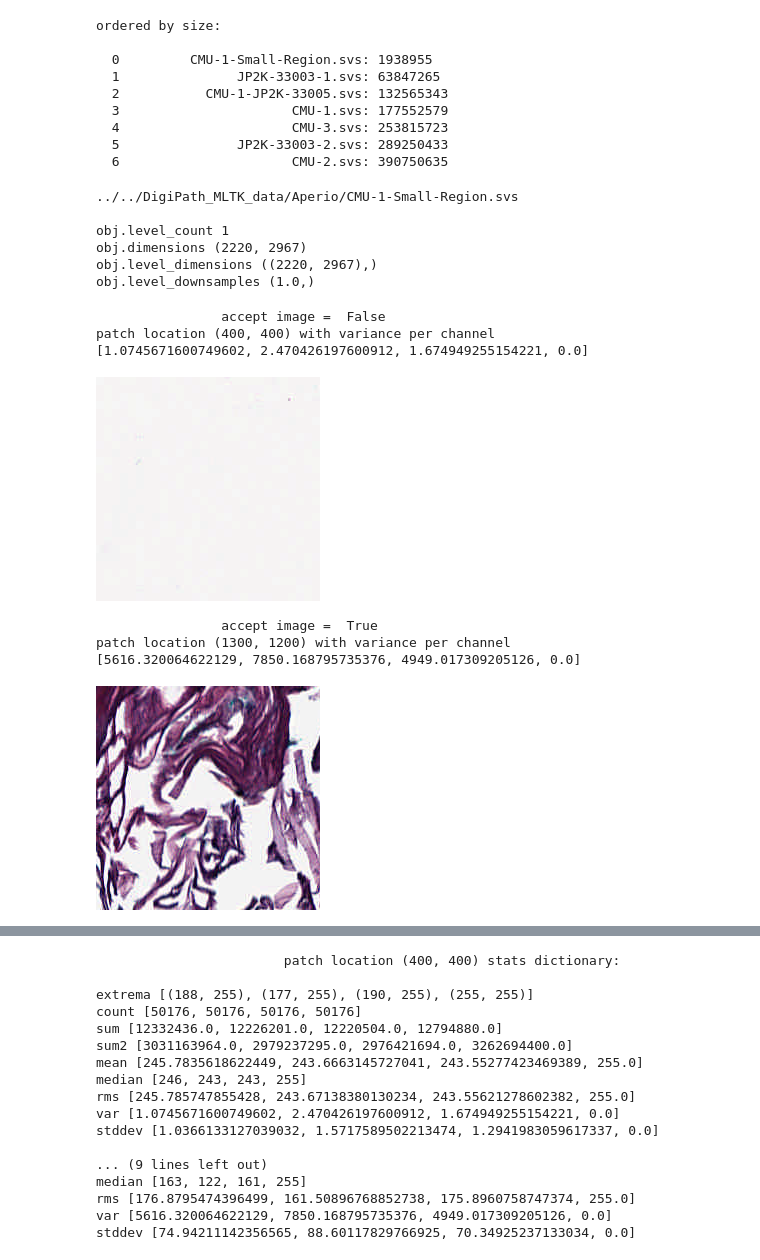
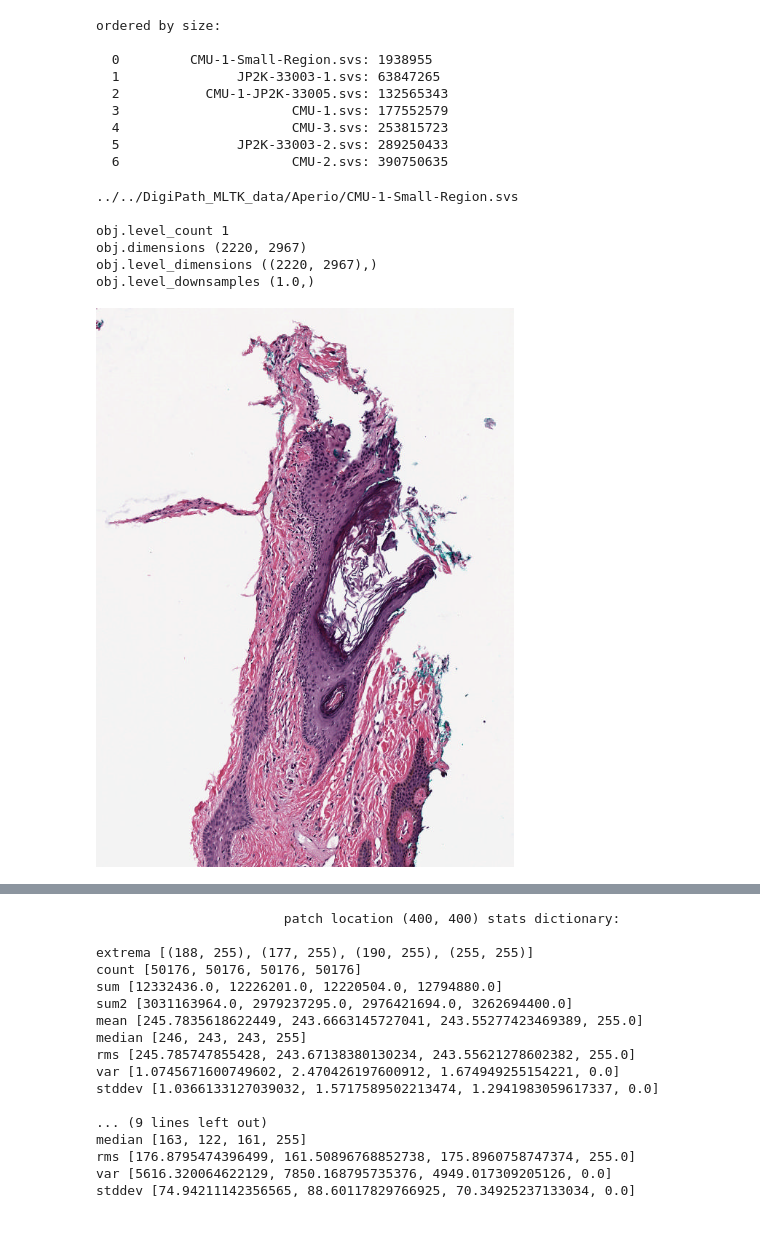
Before and after one commit to quincy-125/DigiPath_MLTK, a Jupyter notebook: aaDevNotebooks/image_stats.ipynb, the cells around one changed output, grey strips where cells are left out. Cells and saved outputs as stored; diff of their text form; code cells hidden in the pictures; blank space fills up the shorter version.

```diff
--- a/aaDevNotebooks/image_stats.ipynb
+++ b/aaDevNotebooks/image_stats.ipynb
@@ -12,7 +12,9 @@ import numpy as np
 import openslide
 from PIL.ImageStat import Stat
 
-def accept_image(image_input, min_variance=100):
+def accept_image(image_input, min_variance=600):
+    """ is the image varied enough to be viable -- True or False
+    """
     V = Stat(image_input).var
 
     if np.array(V).max() < min_variance:
@@ -20,7 +22,10 @@ def accept_image(image_input, min_variance=100):
     else:
         return True
 
+
 def get_image_stats(image_input):
+    """ get the image stats as a dict for display
+    """
     stats_dict = {}
     im_stat = Stat(image_input)
     stats_dict['extrema'] = im_stat.extrema
@@ -35,10 +40,10 @@ def get_image_stats(image_input):
 
     return stats_dict
 
+
 file_ext_list = ['.svs', '.tif', '.tiff']
 def get_file_size_dict(data_dir, reverse_dict=False):
-    """ Usage:
-    file_size_dict = get_file_size_dict(data_dir)
+    """ get directory listing with file sizes (avoid experimental waiting)
     """
     file_size_dict = {}
     for f in os.listdir(data_dir):
@@ -50,6 +55,9 @@ def get_file_size_dict(data_dir, reverse_dict=False):
 
     return file_size_dict
 
+"""
+                Define the image directory and display the files ordered by size
+"""
 data_dir = '../../DigiPath_MLTK_data/Aperio'
 
 file_size_dict = get_file_size_dict(data_dir)
@@ -77,57 +85,34 @@ ordered by size:
   5               JP2K-33003-2.svs: 289250433
   6                      CMU-2.svs: 390750635
 # %%
+"""
+            open a file, view the stats
+"""
 svs_file_name = files_list[0]
 print(svs_file_name,'\n')
 output_dir = '../../DigiPath_MLTK_data/module_test'
 if os.path.isdir(output_dir) == False:
     print(output_dir, '\n\tnot found')
 patch_height = 224
 patch_width = 224
 patch_size = [patch_height, patch_width]
 
 openslide_obj = openslide.OpenSlide(svs_file_name)
+
 print('obj.level_count', openslide_obj.level_count)
 print('obj.dimensions', openslide_obj.dimensions)
 print('obj.level_dimensions', openslide_obj.level_dimensions)
 print('obj.level_downsamples', openslide_obj.level_downsamples)
-
-"""
-                            get two patches
-"""
-read_location_0 = (400,400)
-test_sect_0 = openslide_obj.read_region(level=0, size=patch_size, location=read_location_0)
-
-read_location_1 = (1300,1200)
-test_sect_1 = openslide_obj.read_region(level=0, size=patch_size, location=read_location_1)
+opns_thumnail_image = openslide_obj.associated_images['thumbnail']
 
 openslide_obj.close()
+
+display(opns_thumnail_image)
 # %% [output]
 ../../DigiPath_MLTK_data/Aperio/CMU-1-Small-Region.svs
 
 obj.level_count 1
 obj.dimensions (2220, 2967)
 obj.level_dimensions ((2220, 2967),)
 obj.level_downsamples (1.0,)
+[figure, added]
-# %%
-print('\t\taccept image = ', accept_image(test_sect_0))
-print('patch location',read_location_0, 'with variance per channel')
-print(Stat(test_sect_0).var)
-
-display(test_sect_0)
-# %% [output]
-                accept image =  False
-patch location (400, 400) with variance per channel
-[1.0745671600749602, 2.470426197600912, 1.674949255154221, 0.0]
-[figure, removed]
-# %%
-print('\t\taccept image = ', accept_image(test_sect_1))
-print('patch location',read_location_1, 'with variance per channel')
-print(Stat(test_sect_1).var)
-
-display(test_sect_1)
-# %% [output]
-                accept image =  True
-patch location (1300, 1200) with variance per channel
-[5616.320064622129, 7850.168795735376, 4949.017309205126, 0.0]
-[figure, removed]
```
Also changed, not shown: parts of 4 cells of this notebook.
